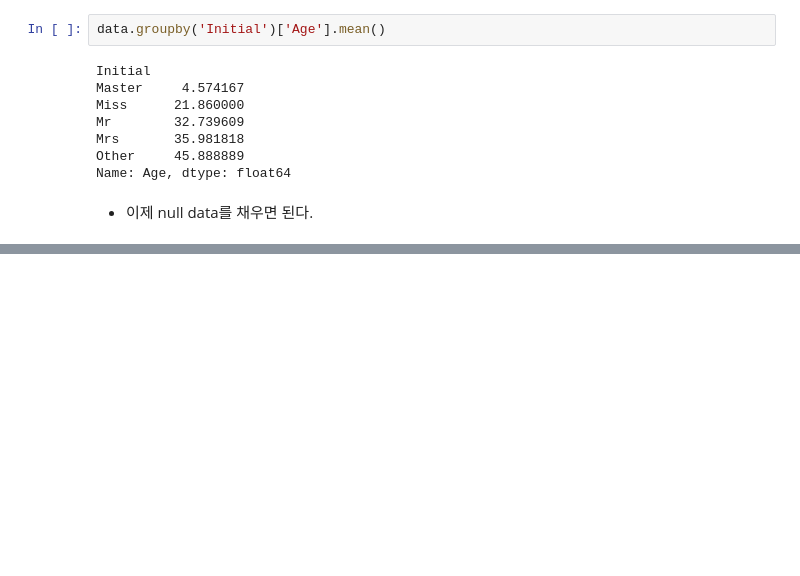
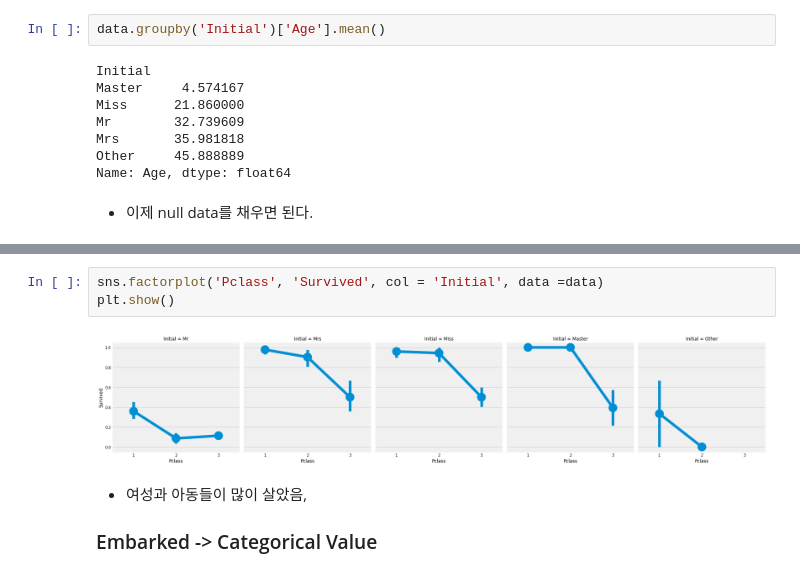
Before and after one commit to Yumpop/Kaggle_practice, a Jupyter notebook: titanic-second-project-1.ipynb, the cells around one changed output, grey strips where cells are left out. Saved outputs shown, nothing was run; the diff lists cells and outputs as text; blank space fills up the shorter version.

```diff
--- a/titanic-second-project-1.ipynb
+++ b/titanic-second-project-1.ipynb
@@ -171,0 +182,8 @@ True
+# %%
+sns.factorplot('Pclass', 'Survived', col = 'Initial', data =data)
+plt.show()
+# %% [output]
+[figure, added]
+# %% [markdown]
+- 여성과 아동들이 많이 살았음,
+### Embarked -> Categorical Value
```
Also changed, not shown: parts of 29 cells of this notebook.
